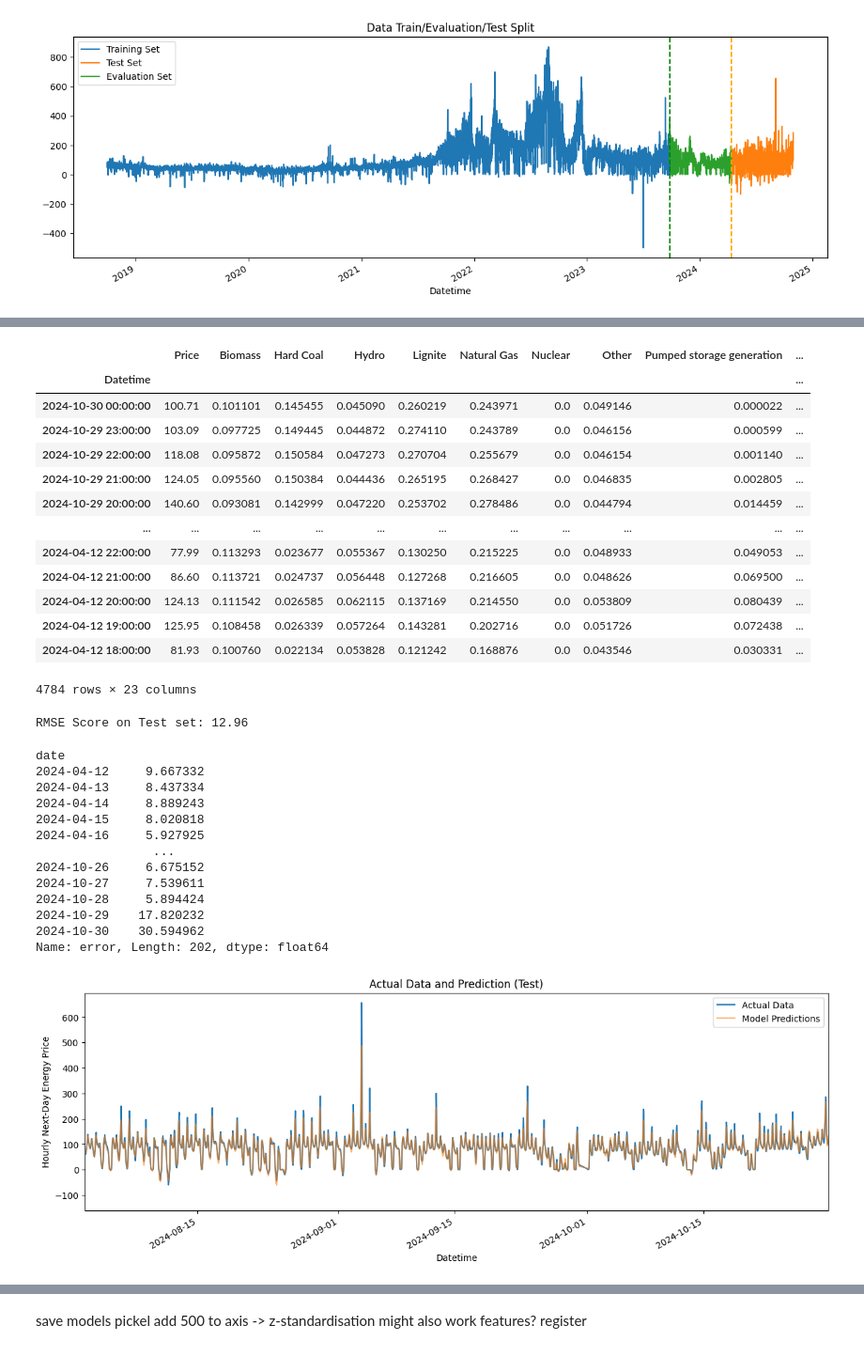
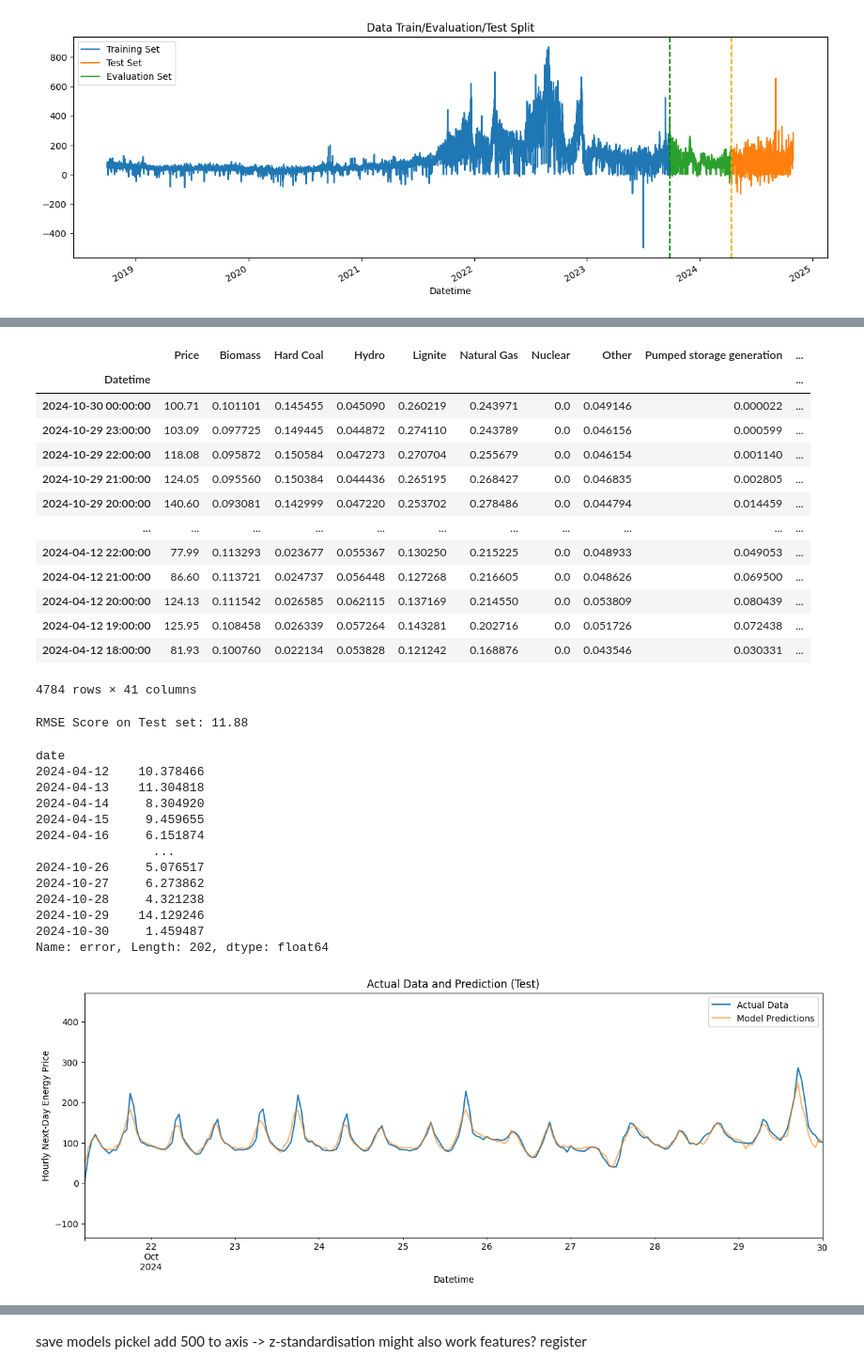
Before and after one commit to YukaNakamoto/LSDI-Project-, a Jupyter notebook: models/XGBoost/benchmark_emix_combined.ipynb, the cells around one changed output, grey strips where cells are left out. Shown at 94% size. Saved outputs shown, nothing was run; the diff lists cells and outputs as text; code cells hidden in the pictures.

```diff
--- a/models/XGBoost/benchmark_emix_combined.ipynb
+++ b/models/XGBoost/benchmark_emix_combined.ipynb
@@ -100,6 +100,7 @@ plt.show()
 [figure]
 # %%
 def create_features(df):
+    print(df)
     df = df.copy()
     df['hour'] = df.index.hour
     df['dayofweek'] = df.index.dayofweek
@@ -108,11 +109,14 @@ def create_features(df):
 
     for window in [3, 6, 12]: # hours
         df[f'ma_{int(window)}_hours'] = df['Price'].rolling(window=window).mean()
+        df[f'biomass_ma_{int(window)}_hours'] = df['Biomass'].rolling(window=window).mean()
+        df[f'pumped_storage_generation_ma_{int(window)}_hours'] = df['Pumped storage generation'].rolling(window=window).mean()
+        df[f'hard_coal_ma_{int(window)}_hours'] = df['Hard Coal'].rolling(window=window).mean()
 
     for window in [24, 72, 168]:  # 1 day 3 days, and 1 week
         df[f'ma_{int(window / 24)}_days'] = df['Price'].rolling(window=window).mean()
+        df[f'biomass_ma_{int(window / 24)}_days'] = df['Biomass'].rolling(window=window).mean()
+        df[f'pumped_storage_generation_ma_{int(window / 24)}_days'] = df['Pumped storage generation'].rolling(window=window).mean()
+        df[f'hard_coal_ma_{int(window / 24)}_days'] = df['Hard Coal'].rolling(window=window).mean()
 
     return df
-
-df = create_features(df)
-df
@@ -135,6 +124,8 @@ df
 train = create_features(train)
 test = create_features(test)
 eval = create_features(eval)
+
+print(train)
 
 FEATURES = [
     "hour",
@@ -146,7 +137,22 @@ FEATURES = [
     "ma_3_days",
     "ma_7_days",
     "Biomass",
+    "biomass_ma_3_hours",
+    "biomass_ma_6_hours",
+    "biomass_ma_1_days",
+    "biomass_ma_3_days",
+    "biomass_ma_7_days",
+    "pumped_storage_generation_ma_3_hours",
+    "pumped_storage_generation_ma_6_hours",
+    "pumped_storage_generation_ma_1_days",
+    "pumped_storage_generation_ma_3_days",
+    "pumped_storage_generation_ma_7_days",
     "Hard Coal",
+    "hard_coal_ma_3_hours",
+    "hard_coal_ma_6_hours",
+    "hard_coal_ma_1_days",
+    "hard_coal_ma_3_days",
+    "hard_coal_ma_7_days",
     "Hydro",
     "Lignite",
     "Natural Gas",
@@ -167,6 +173,10 @@ y_test = test[TARGET]
 
 X_val = eval[FEATURES]
 y_val = eval[TARGET]
+
+
+
+
 
 best_params = {
     "base_score": np.float64(0.3888133835396405),
@@ -191,7 +201,7 @@ reg = xgb.XGBRegressor(
     n_estimators=best_params["n_estimators"],
     subsample=best_params["subsample"],
     objective="reg:squarederror",
-    reg_lambda=0.8
+    reg_lambda=0.9,
 )
 
 reg.fit(X_train, y_train, eval_set=[(X_train, y_train), (X_val, y_val)], verbose=25)
@@ -246,7 +267,7 @@ test
 | 2024-04-12 20:00:00 | 124.13 | 0.111542 | 0.026585 | 0.062115 | 0.137169 | 0.214550 | 0.0 | 0.053809 | 0.080439 | ... |
 | 2024-04-12 19:00:00 | 125.95 | 0.108458 | 0.026339 | 0.057264 | 0.143281 | 0.202716 | 0.0 | 0.051726 | 0.072438 | ... |
 | 2024-04-12 18:00:00 | 81.93 | 0.100760 | 0.022134 | 0.053828 | 0.121242 | 0.168876 | 0.0 | 0.043546 | 0.030331 | ... |
-4784 rows × 23 columns
+4784 rows × 41 columns
 # %%
 merged_df = merged_df.merge(test[['prediction']], how='left', left_index=True, right_index=True)
 # %%
@@ -254,7 +275,7 @@ merged_df = merged_df.merge(test[['prediction']], how='left', left_index=True, r
 score = root_mean_squared_error(test[TARGET], test['prediction'])
 print(f'RMSE Score on Test set: {score:.2f}')
 # %% [output]
-RMSE Score on Test set: 12.96
+RMSE Score on Test set: 11.88
 # %%
 # days and (absolute) error realtion
 test['error'] = np.abs(test[TARGET] - test['prediction'])
@@ -262,31 +283,31 @@ test['date'] = test.index.date
 test.groupby(['date'])['error'].mean()
 # %% [output]
 date
-2024-04-12     9.667332
-2024-04-13     8.437334
-2024-04-14     8.889243
-2024-04-15     8.020818
-2024-04-16     5.927925
+2024-04-12    10.378466
+2024-04-13    11.304818
+2024-04-14     8.304920
+2024-04-15     9.459655
+2024-04-16     6.151874
                 ...
-2024-10-26     6.675152
-2024-10-27     7.539611
-2024-10-28     5.894424
-2024-10-29    17.820232
-2024-10-30    30.594962
+2024-10-26     5.076517
+2024-10-27     6.273862
+2024-10-28     4.321238
+2024-10-29    14.129246
+2024-10-30     1.459487
 Name: error, Length: 202, dtype: float64
 # %%
 
-WINDOW = merged_df.iloc[:int(0.04 * (len(merged_df)))].copy()
+WINDOW = merged_df.iloc[:int(0.004 * (len(merged_df)))].copy()
 
 ax = WINDOW[[TARGET]].plot(figsize=(15, 5))
 merged_df['prediction'].plot(ax=ax, style='-', alpha=0.6)
 ax.set_xlim(WINDOW.index.min(), WINDOW.index.max())
 ax.set_ylabel("Hourly Next-Day Energy Price")
 plt.legend(['Actual Data', 'Model Predictions'])
 ax.set_title('Actual Data and Prediction (Test)')
 plt.show()
 # %% [output]
-[figure, old version]
+[figure, new version]
 # %%
 date = '2024-10-29'
 predictions = merged_df.loc[date, 'prediction']
```
Also changed, not shown: parts of 7 cells of this notebook, 14 other files.
